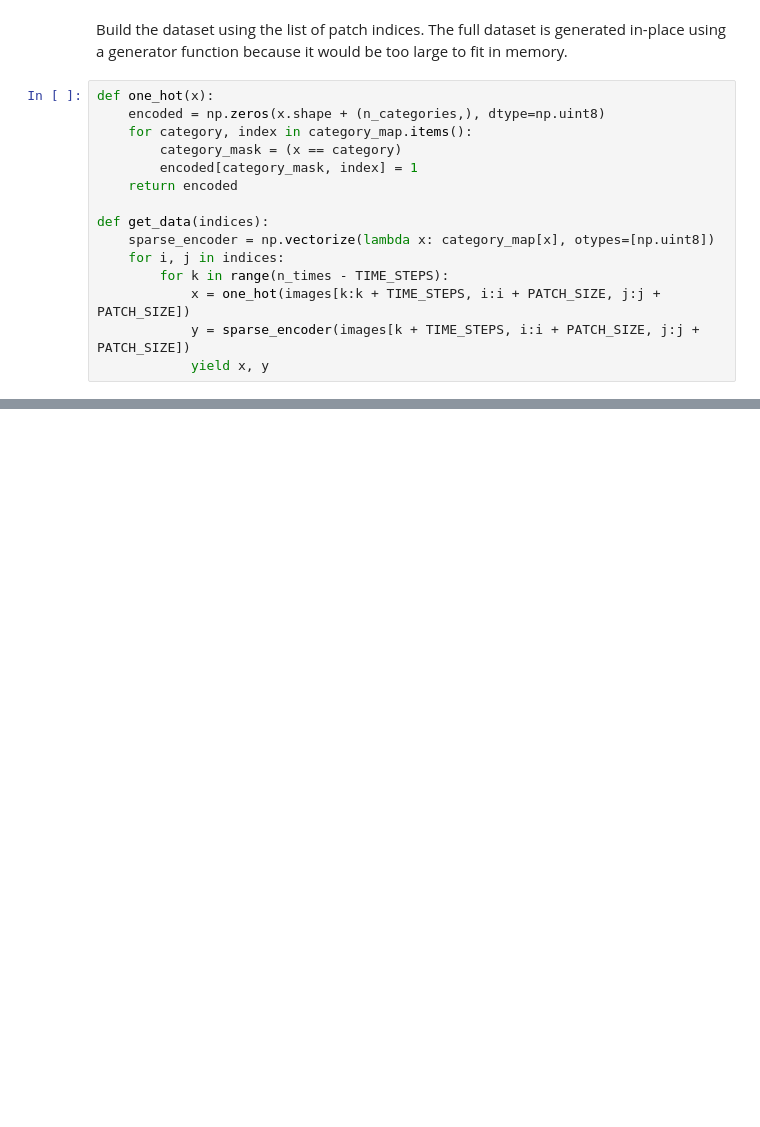
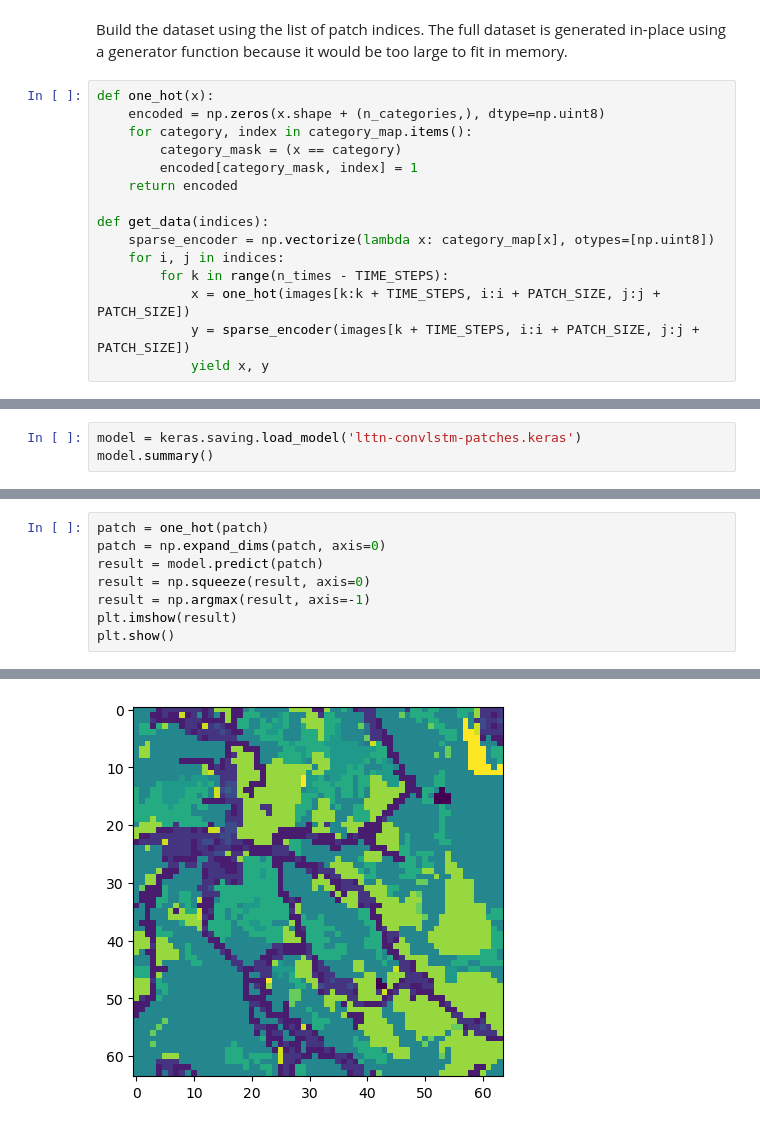
Before and after one commit to VandyDataScience/land-trust-3, a Jupyter notebook: ConvLSTMPatches.ipynb, the cells around one changed output, grey strips where cells are left out. Drawn from its saved outputs; the diff is of its cells as text; blank space fills up the shorter version.

```diff
--- a/ConvLSTMPatches.ipynb
+++ b/ConvLSTMPatches.ipynb
@@ -146,0 +238,3 @@ model.fit(train_ds, epochs=EPOCHS, validation_data=val_ds)
+# %%
+model = keras.saving.load_model('lttn-convlstm-patches.keras')
+model.summary()
@@ -146,0 +293,9 @@ model.fit(train_ds, epochs=EPOCHS, validation_data=val_ds)
+# %%
+patch = one_hot(patch)
+patch = np.expand_dims(patch, axis=0)
+result = model.predict(patch)
+result = np.squeeze(result, axis=0)
+result = np.argmax(result, axis=-1)
+plt.imshow(result)
+plt.show()
+# %% [output]
@@ -146,0 +303 @@ model.fit(train_ds, epochs=EPOCHS, validation_data=val_ds)
+[figure, added]
```
Also changed, not shown: parts of 22 cells of this notebook, 1 other file.
